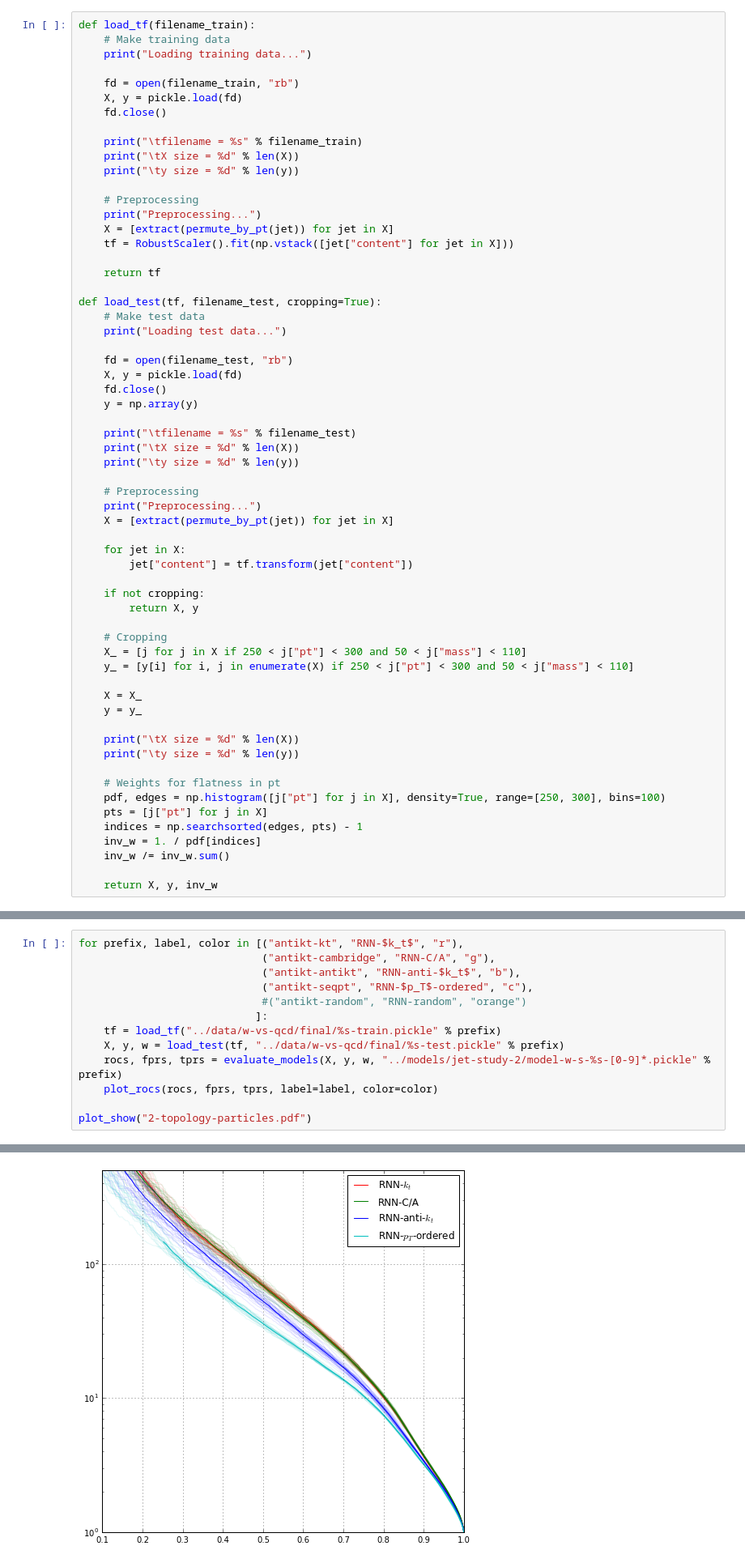
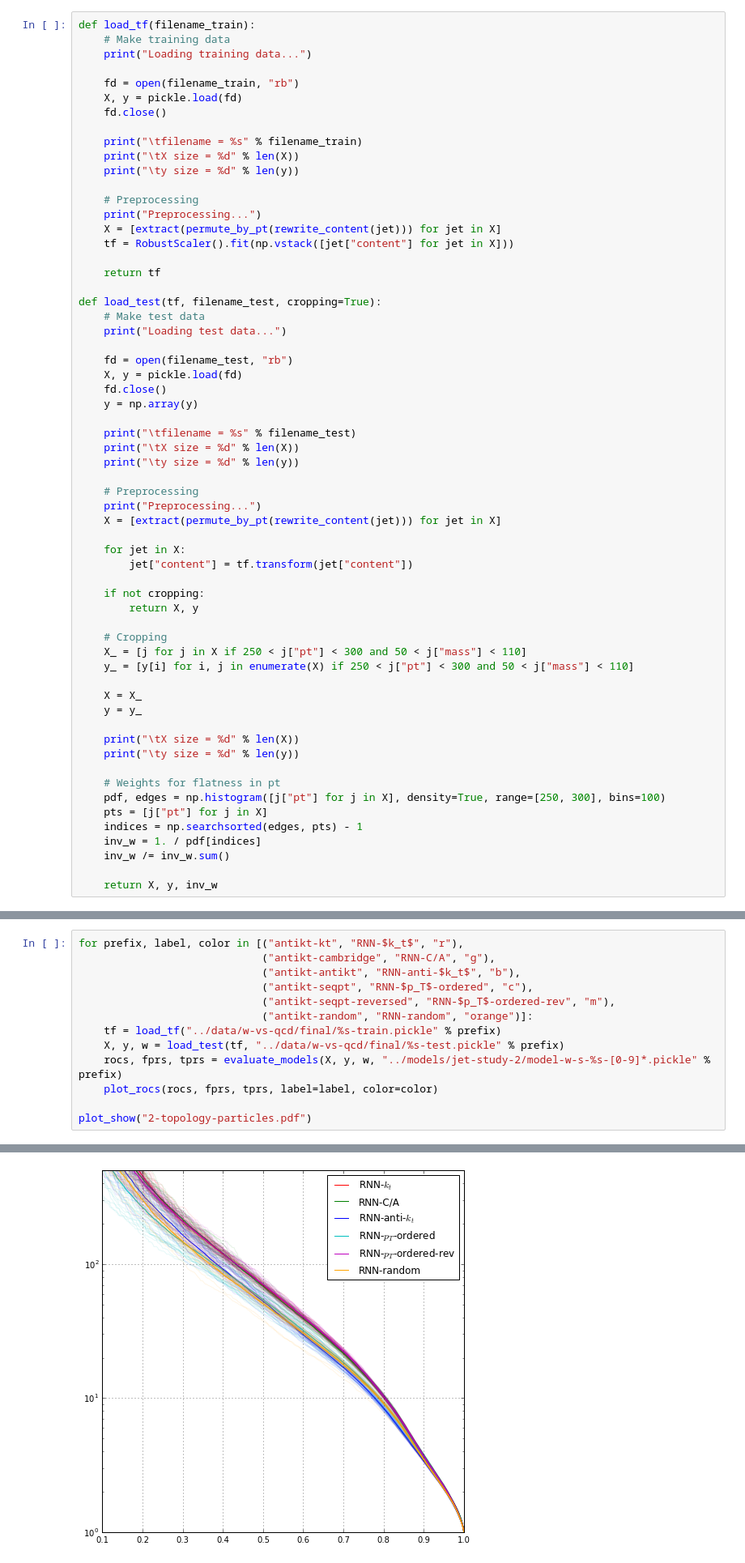
Before and after one commit to glouppe/recnn, a Jupyter notebook: notebooks/jet-study-2.ipynb, the cells around one changed output, grey strips where cells are left out. Shown at 81% size. Saved outputs shown, nothing was run; the diff lists cells and outputs as text.

```diff
--- a/notebooks/jet-study-2.ipynb
+++ b/notebooks/jet-study-2.ipynb
@@ -37,7 +38,7 @@ def load_tf(filename_train):
 
     # Preprocessing
     print("Preprocessing...")
-    X = [extract(permute_by_pt(jet)) for jet in X]
+    X = [extract(permute_by_pt(rewrite_content(jet))) for jet in X]
     tf = RobustScaler().fit(np.vstack([jet["content"] for jet in X]))
 
     return tf
@@ -57,7 +58,7 @@ def load_test(tf, filename_test, cropping=True):
 
     # Preprocessing
     print("Preprocessing...")
-    X = [extract(permute_by_pt(jet)) for jet in X]
+    X = [extract(permute_by_pt(rewrite_content(jet))) for jet in X]
 
     for jet in X:
         jet["content"] = tf.transform(jet["content"])
@@ -280,8 +252,8 @@ for prefix, label, color in [("antikt-kt", "RNN-$k_t$", "r"),
                              ("antikt-cambridge", "RNN-C/A", "g"),
                              ("antikt-antikt", "RNN-anti-$k_t$", "b"),
                              ("antikt-seqpt", "RNN-$p_T$-ordered", "c"),
-                             #("antikt-random", "RNN-random", "orange")
-                            ]:
+                             ("antikt-seqpt-reversed", "RNN-$p_T$-ordered-rev", "m"),
+                             ("antikt-random", "RNN-random", "orange")]:
     tf = load_tf("../data/w-vs-qcd/final/%s-train.pickle" % prefix)
     X, y, w = load_test(tf, "../data/w-vs-qcd/final/%s-test.pickle" % prefix)
     rocs, fprs, tprs = evaluate_models(X, y, w, "../models/jet-study-2/model-w-s-%s-[0-9]*.pickle" % prefix)
@@ -326,4 +298,4 @@ RNN-$p_T$-ordered        ROC AUC=0.9016+-0.0008          1/FPR@TPR=0.5=35.9641+-
-[figure, old version]
+[figure, new version]
 # %%
 for prefix, label, color in [("antikt-kt-delphes", "RNN-$k_t$", "r"),
                              ("antikt-cambridge-delphes", "RNN-C/A", "g"),
```
Also changed, not shown: parts of 5 cells of this notebook, 2 other files.
